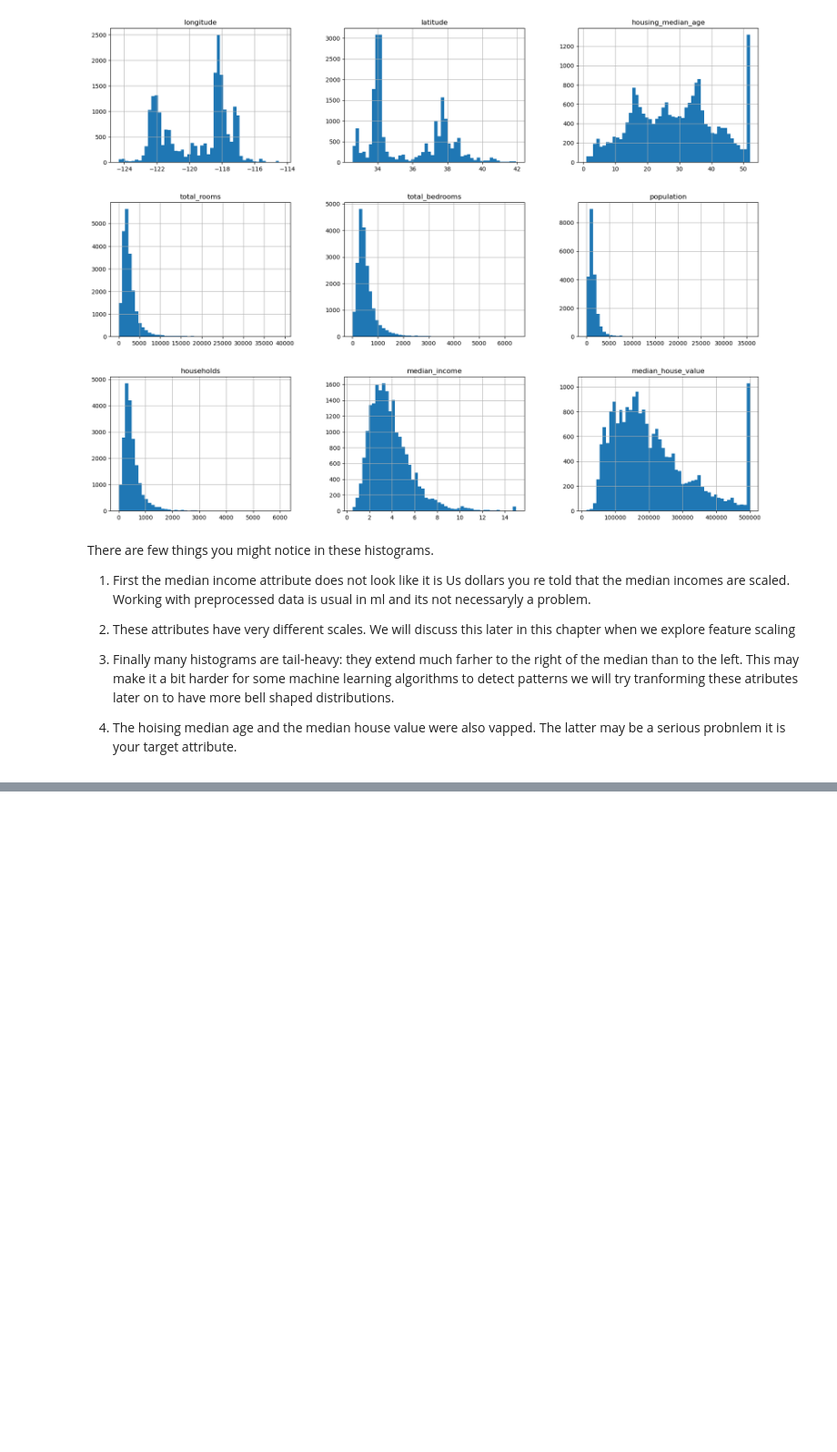
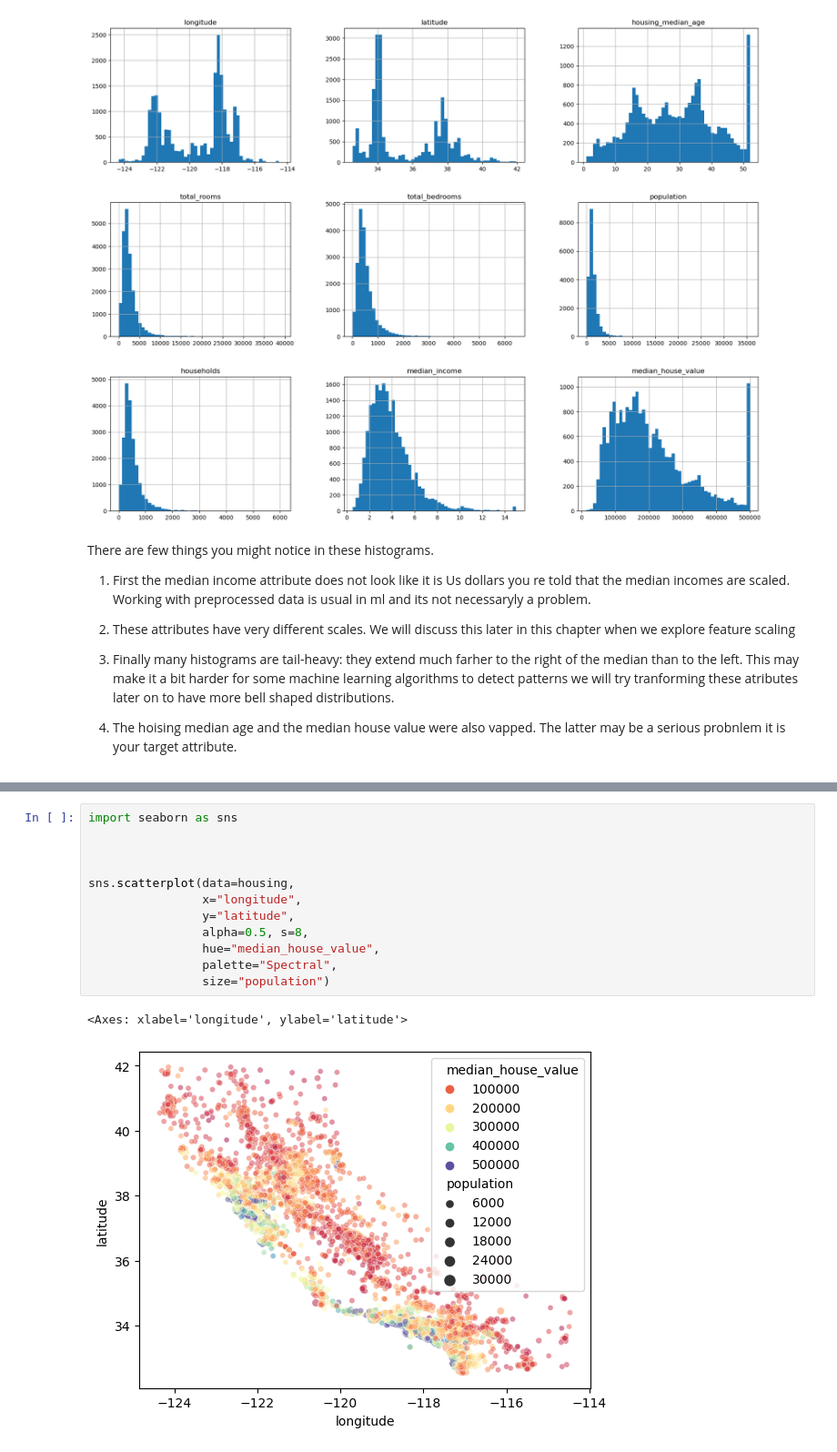
Before and after one commit to demirayberk/Aurellion-Geron-Hands-On-Machine-Learning-Notes, a Jupyter notebook: Chapter2/Notes.ipynb, the cells around one changed output, grey strips where cells are left out. Shown at 91% size. Cells and saved outputs as stored; diff of their text form; blank space fills up the shorter version.

```diff
--- a/Chapter2/Notes.ipynb
+++ b/Chapter2/Notes.ipynb
@@ -211,0 +296,15 @@ There are few things you might notice in these histograms.
+# %%
+import seaborn as sns
+
+
+
+sns.scatterplot(data=housing,
+                x="longitude",
+                y="latitude",
+                alpha=0.5, s=8,
+                hue="median_house_value",
+                palette="Spectral",
+                size="population")
+# %% [output]
+<Axes: xlabel='longitude', ylabel='latitude'>
+[figure, added]
```
Also changed, not shown: parts of 35 cells of this notebook.
